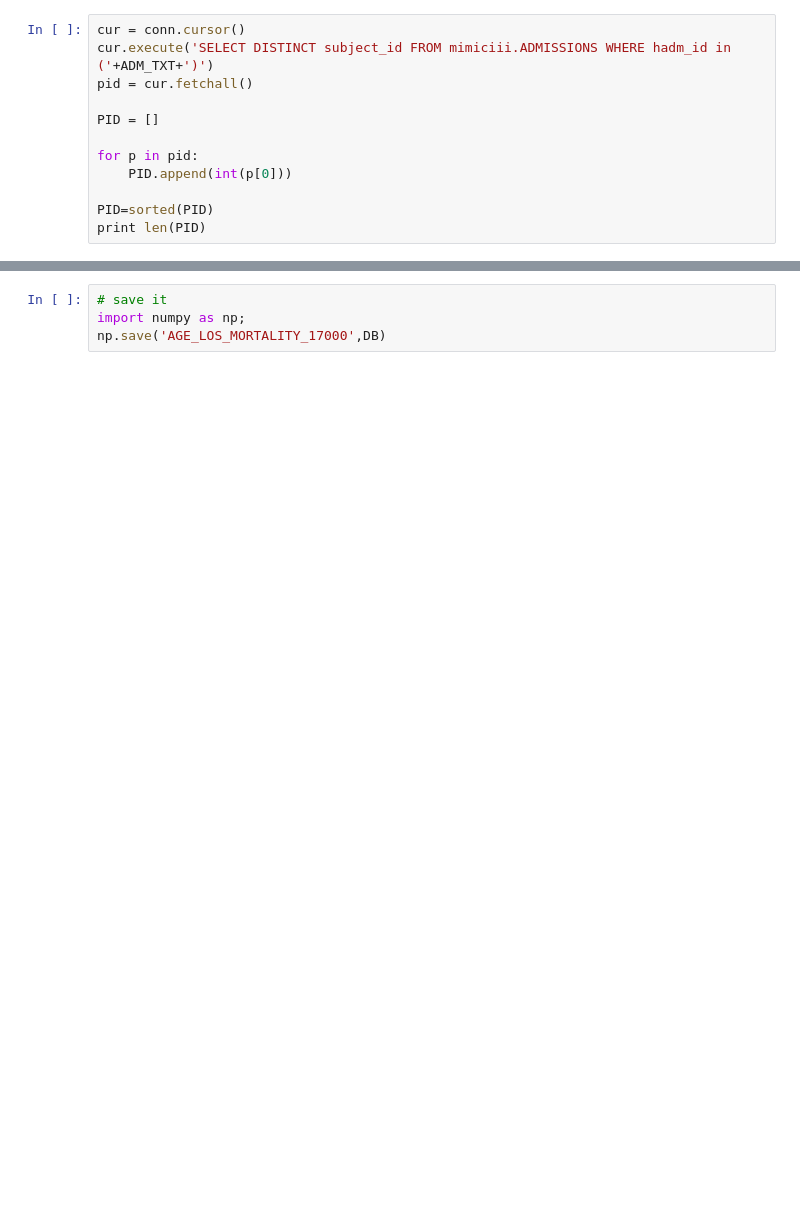
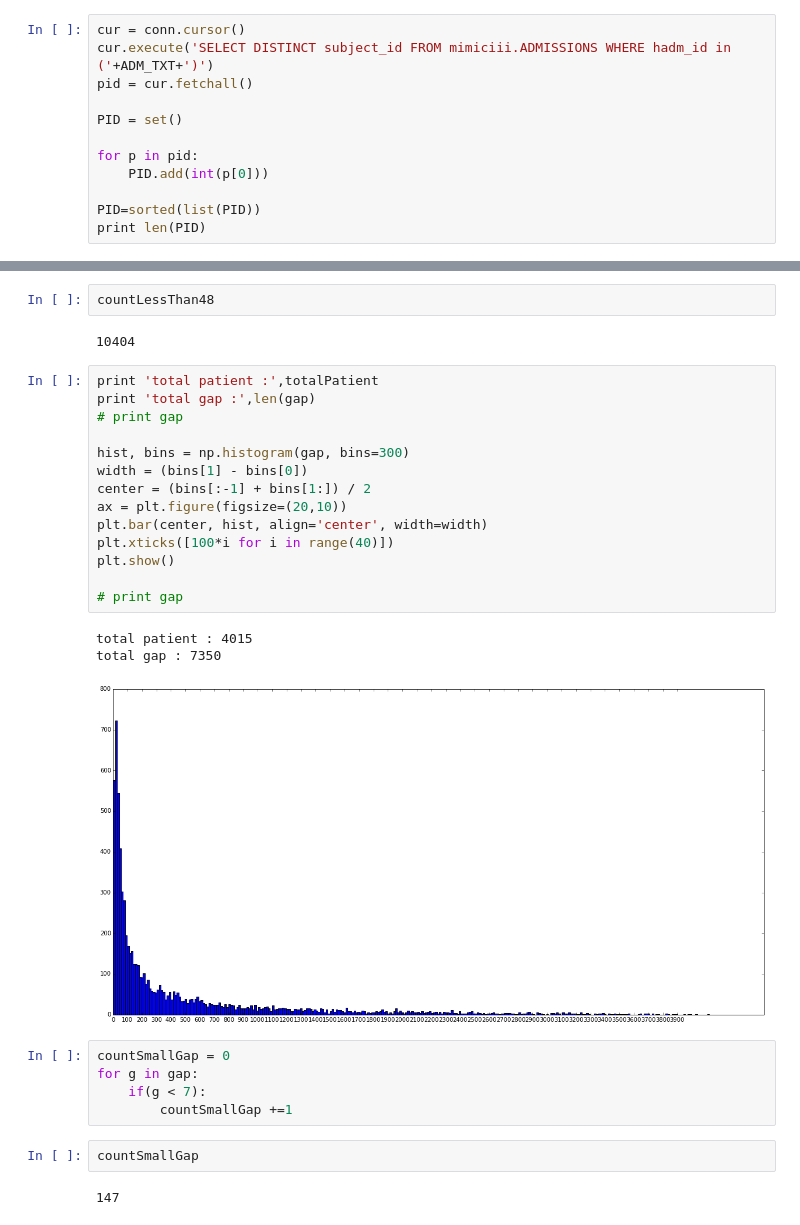
Before and after one commit to nik9618/mimic3, a Jupyter notebook: Mimic3-delta-time-btw-admission.ipynb, the cells around one changed output, grey strips where cells are left out. Drawn from its saved outputs; the diff is of its cells as text; blank space fills up the shorter version.

```diff
--- a/Mimic3-delta-time-btw-admission.ipynb
+++ b/Mimic3-delta-time-btw-admission.ipynb
@@ -41,11 +46,11 @@ cur = conn.cursor()
 cur.execute('SELECT DISTINCT subject_id FROM mimiciii.ADMISSIONS WHERE hadm_id in ('+ADM_TXT+')')
 pid = cur.fetchall()
 
-PID = []
+PID = set()
 
 for p in pid:
-    PID.append(int(p[0]))
+    PID.add(int(p[0]))
 
-PID=sorted(PID)
+PID=sorted(list(PID))
 print len(PID)
 # %% [output]
@@ -145,4 +113,31 @@ for aid in ADMISSION_IDS:
-# %%
-# save it
-import numpy as np;
-np.save('AGE_LOS_MORTALITY_17000',DB)
+# %%
+countLessThan48
+# %% [output]
+10404
+# %%
+print 'total patient :',totalPatient
+print 'total gap :',len(gap)
+# print gap
+
+hist, bins = np.histogram(gap, bins=300)
+width = (bins[1] - bins[0])
+center = (bins[:-1] + bins[1:]) / 2
+ax = plt.figure(figsize=(20,10))
+plt.bar(center, hist, align='center', width=width)
+plt.xticks([100*i for i in range(40)])
+plt.show()
+
+# print gap
+# %% [output]
+total patient : 4015
+total gap : 7350
+[figure, added]
+# %%
+countSmallGap = 0
+for g in gap:
+    if(g < 7):
+        countSmallGap +=1
+# %%
+countSmallGap
+# %% [output]
+147
```
Also changed, not shown: parts of 5 cells of this notebook, 4 other files.
